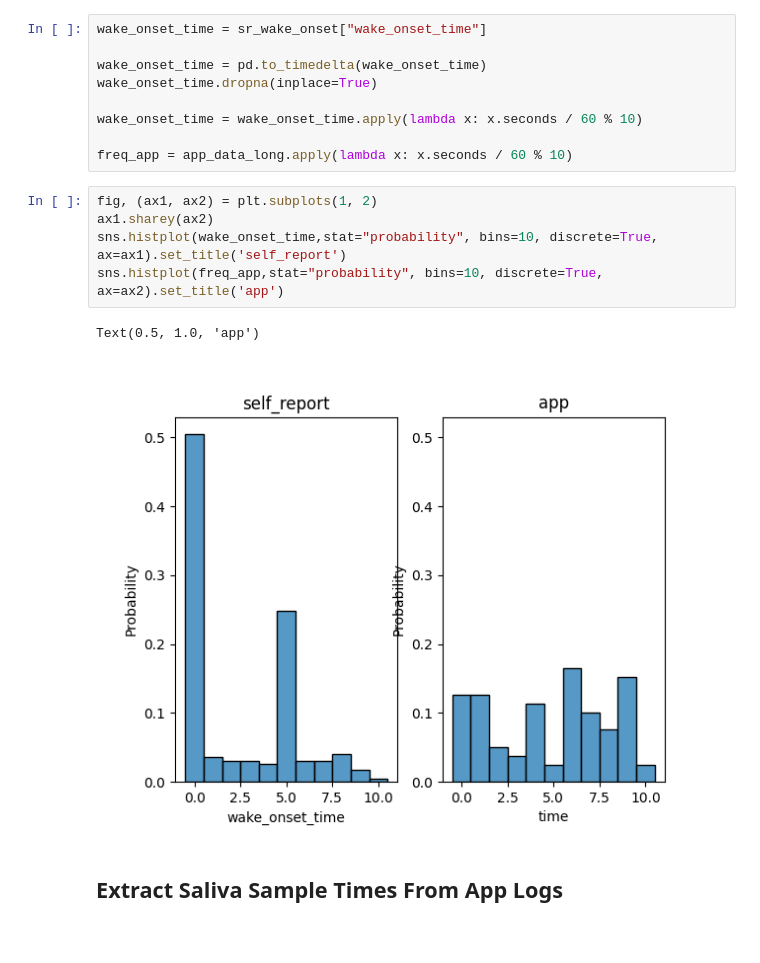
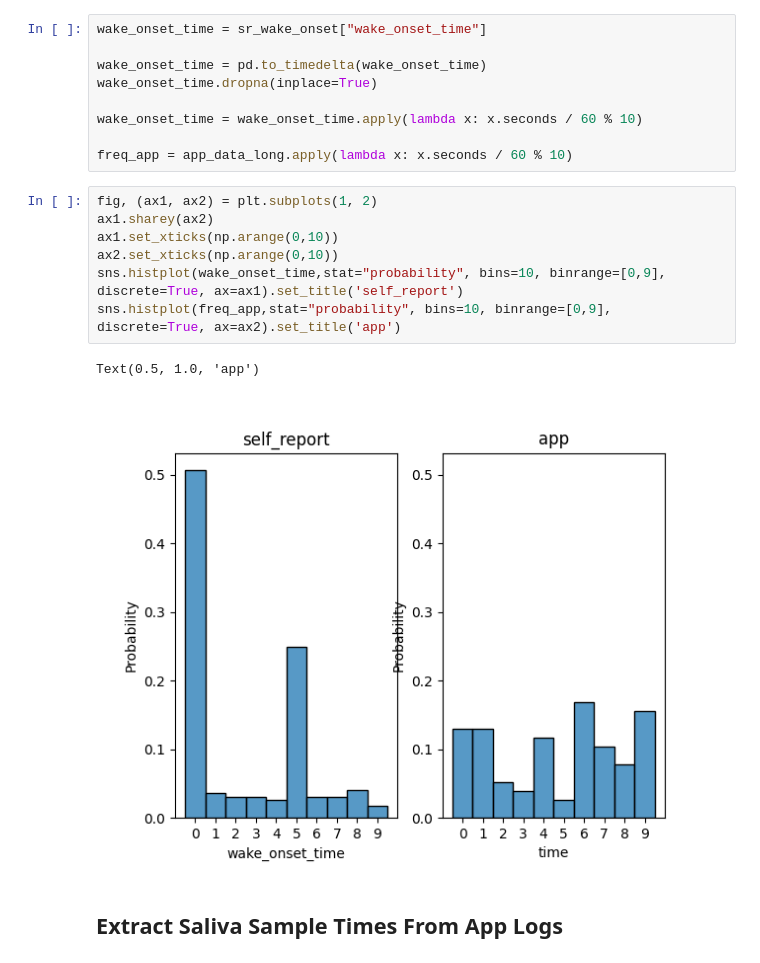
Before and after one commit to mad-lab-fau/carwatch-analysis, a Jupyter notebook: notebooks/data_processing/Saliva_Processing_App.ipynb, the cells around one changed output. Saved outputs shown, nothing was run; the diff lists cells and outputs as text.

```diff
--- a/notebooks/data_processing/Saliva_Processing_App.ipynb
+++ b/notebooks/data_processing/Saliva_Processing_App.ipynb
@@ -107,11 +107,13 @@ freq_app = app_data_long.apply(lambda x: x.seconds / 60 % 10)
 # %%
 fig, (ax1, ax2) = plt.subplots(1, 2)
 ax1.sharey(ax2)
-sns.histplot(wake_onset_time,stat="probability", bins=10, discrete=True, ax=ax1).set_title('self_report')
-sns.histplot(freq_app,stat="probability", bins=10, discrete=True, ax=ax2).set_title('app')
+ax1.set_xticks(np.arange(0,10))
+ax2.set_xticks(np.arange(0,10))
+sns.histplot(wake_onset_time,stat="probability", bins=10, binrange=[0,9], discrete=True, ax=ax1).set_title('self_report')
+sns.histplot(freq_app,stat="probability", bins=10, binrange=[0,9], discrete=True, ax=ax2).set_title('app')
 # %% [output]
 Text(0.5, 1.0, 'app')
-[figure, old version]
+[figure, new version]
 # %% [markdown]
 ## Extract Saliva Sample Times From App Logs
 # %%
```
Also changed, not shown: parts of 18 cells of this notebook, 3 other files.
